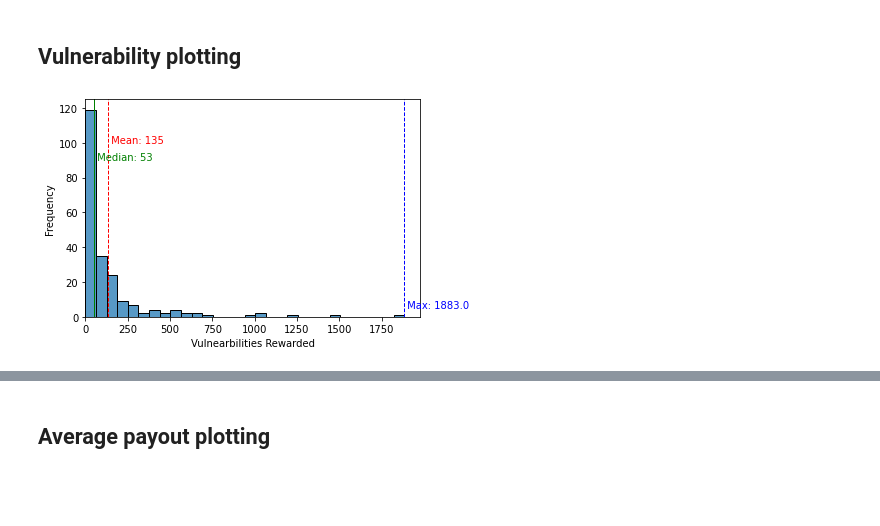
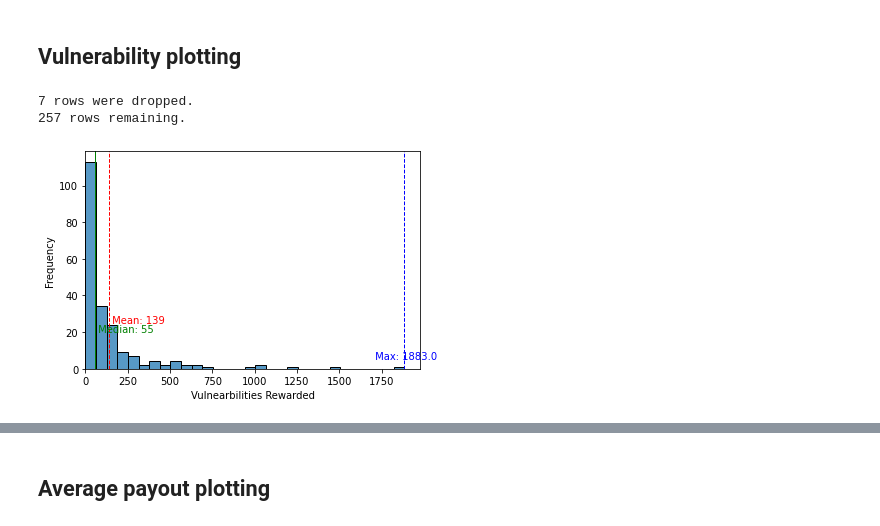
Before and after one commit to patrickahrend/data-analytics-bugcrowd, a Jupyter notebook: src/analytics_notebook.ipynb, the cells around one changed output, grey strips where cells are left out. Cells and saved outputs as stored; diff of their text form; code cells hidden in the pictures; blank space fills up the shorter version.

```diff
--- a/src/analytics_notebook.ipynb
+++ b/src/analytics_notebook.ipynb
@@ -259,21 +259,40 @@ def plot_histogram(df, column):
     # Add a vertical line for the mean value
     mean = df[column].mean()
     plt.axvline(mean, color="r", linestyle="dashed", linewidth=1)
-    plt.text(mean, 100, " Mean: " + str(int(mean)), ha="left", color="r")
+    plt.text(mean, 25, " Mean: " + str(int(mean)), ha="left", color="r")
 
     # Add a vertical line for the median value
     median = df[column].median()
     plt.axvline(median, color="g", linestyle="solid", linewidth=1)
-    plt.text(median, 90, " Median: " + str(int(median)), ha="left", color="g")
+    plt.text(median, 20, " Median: " + str(int(median)), ha="left", color="g")
 
     # Add a vertical line for the maximum value
     max_value = df[column].max()
     plt.axvline(max_value, color="b", linestyle="dashed", linewidth=1)
-    plt.text(max_value, 5, " Max: " + str(max_value), ha="left", color="b")
+    plt.text(max_value, 5, " Max: " + str(max_value), ha="center", color="b")
 
     # Save the plot to a file
     plt.savefig(f"/Users/patrickahrend/Developer/data-analytics-bugcrowd/diagrams/histogram_{column}.png")
-# %%
-plot_histogram(df, "Vulnearbilities Rewarded")
-# %% [output]
-[figure, removed]
+# %%
+def drop_nan(df, column):
+    # Drop all rows that have NaN values in the specified column
+    num_rows_dropped = df[column == 0].shape[0]
+
+    # Drop the rows with a value of 0 in the "Average Payout" column
+    df = df[column != 0]
+
+    # Count the number of rows remaining
+    num_rows_remaining = df.shape[0]
+
+    print(f"{num_rows_dropped} rows were dropped.")
+    print(f"{num_rows_remaining} rows remaining.")
+    return df
+# %%
+df = pd.read_excel("/Users/patrickahrend/Developer/data-analytics-bugcrowd/data-octa/bugcrowd_modified_24.12.xlsx")
+df = drop_nan(df, df["Vulnearbilities Rewarded"])
+
+plot_histogram(df, "Vulnearbilities Rewarded")
+# %% [output]
+7 rows were dropped.
+257 rows remaining.
+[figure, added]
```
Also changed, not shown: parts of 1 cell of this notebook.
